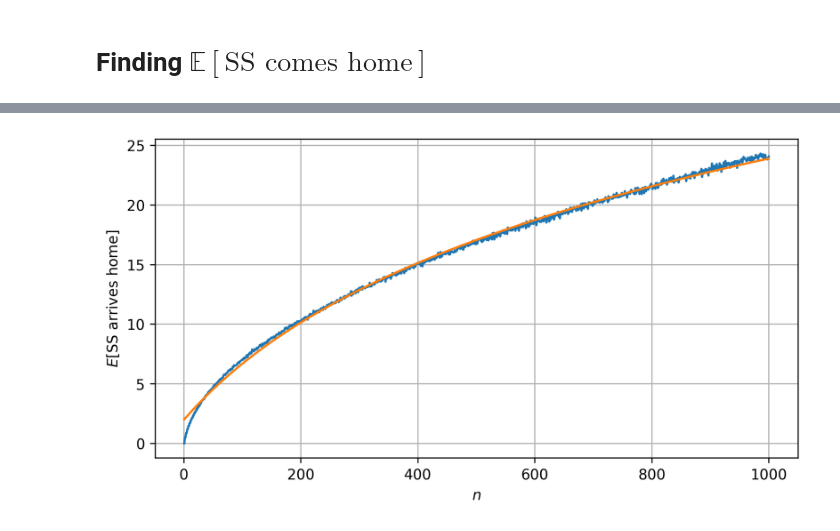
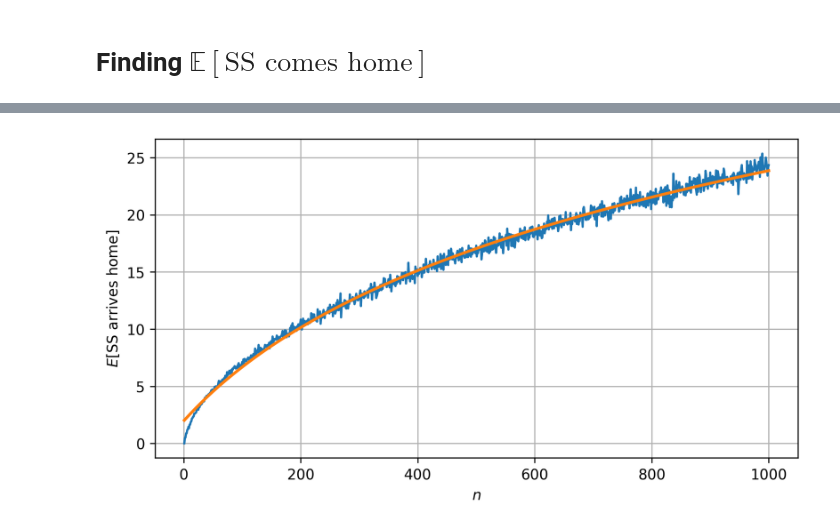
Before and after one commit to nngerncham/cs315_private, a Jupyter notebook: midterm/Problem 2.ipynb, the cells around one changed output, grey strips where cells are left out. Saved outputs shown, nothing was run; the diff lists cells and outputs as text; code cells hidden in the pictures.

```diff
--- a/midterm/Problem 2.ipynb
+++ b/midterm/Problem 2.ipynb
@@ -8,7 +8,7 @@ from scipy.optimize import minimize
 from IPython.display import display, Math
 
 N = 1000
-M = 10000
+M = 1000
 rng = np.random.default_rng()
 
 %matplotlib inline
@@ -100,23 +100,23 @@ minimize_res
 # %%
 fig, ax = plt.subplots(figsize=(8, 4), dpi=300)
 
 xs = np.arange(1, N+1)[s:]
 ys = df_probs.groupby("n").mean()["Home visits"].to_numpy()[s:]
 
 # sns.lineplot(df_probs, x="n", y="Home visits")
 sns.lineplot(x=xs, y=ys)
 ax.set_ylabel("$E$[SS arrives home]")
 ax.set_xlabel("$n$")
 
 # sns.lineplot(x=xs, y=a * np.log(xs) + b)
 # sns.lineplot(x=xs, y=m * xs + c)
-sns.lineplot(x=xs, y=r * np.log(xs + h) + k, linewidth=1.5)
+sns.lineplot(x=xs, y=r * np.log(xs + h) + k, linewidth=2)
 
 fig.savefig("graphics/02-fittedline", bbox_inches='tight')
-plt.grid()
+ax.grid()
 plt.show(fig)
 # %% [output]
-[figure, old version]
+[figure, new version]
 # %%
 display(Math(f"\\text{{Best fit line }}r \\cdot \\log(x + h) + c \\approx {round(r, 2)}\\log(x + {round(h, 2)}) {round(k, 2)}"))
 # %% [output]
```
Also changed, not shown: parts of 5 cells of this notebook, 1 other file.
